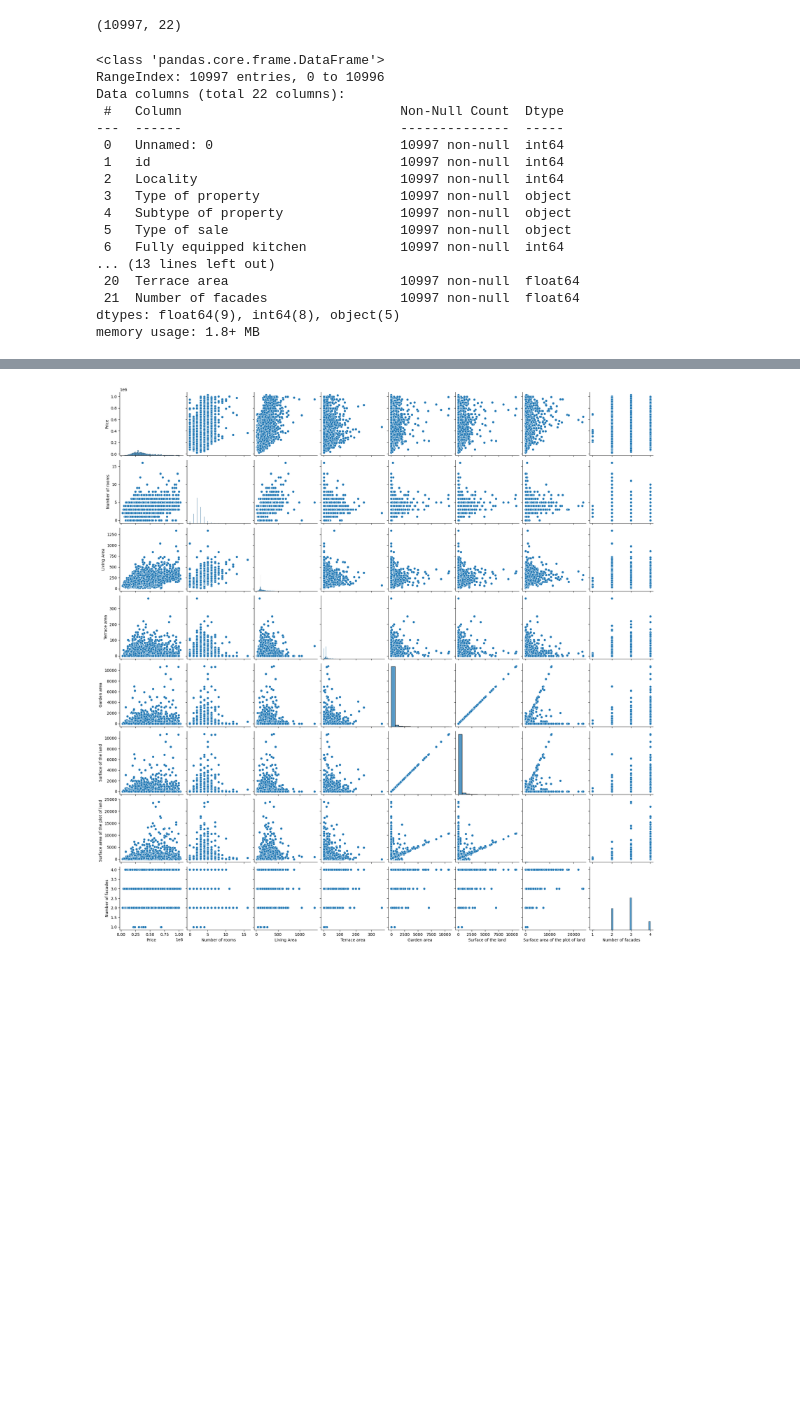
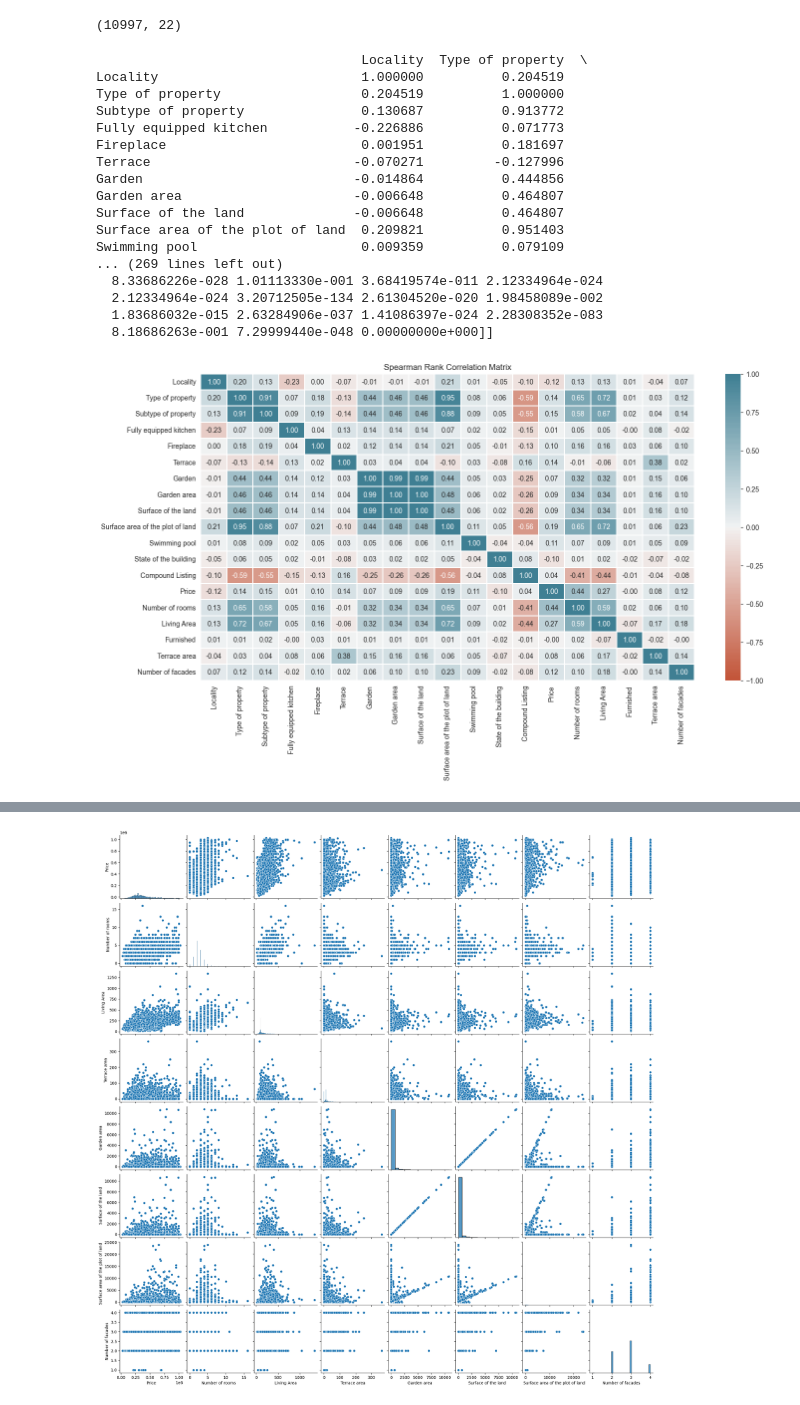
Before and after one commit to kvnpotter/ImmoData-EDA, a Jupyter notebook: correlation.ipynb, the cells around one changed output, grey strips where cells are left out. Cells and saved outputs as stored; diff of their text form; code cells hidden in the pictures; blank space fills up the shorter version.

Commit message:
Finished correlation

```diff
--- a/correlation.ipynb
+++ b/correlation.ipynb
@@ -7,23 +10,53 @@ df = pd.read_csv('clean_data.csv')
 df.shape
 # %% [output]
 (10997, 22)
-# %%
-df.info()
-# %% [output]
-<class 'pandas.core.frame.DataFrame'>
-RangeIndex: 10997 entries, 0 to 10996
-Data columns (total 22 columns):
- #   Column                            Non-Null Count  Dtype
----  ------                            --------------  -----
- 0   Unnamed: 0                        10997 non-null  int64
- 1   id                                10997 non-null  int64
- 2   Locality                          10997 non-null  int64
- 3   Type of property                  10997 non-null  object
- 4   Subtype of property               10997 non-null  object
- 5   Type of sale                      10997 non-null  object
- 6   Fully equipped kitchen            10997 non-null  int64
-... (13 lines left out)
- 20  Terrace area                      10997 non-null  float64
- 21  Number of facades                 10997 non-null  float64
-dtypes: float64(9), int64(8), object(5)
-memory usage: 1.8+ MB
+# %%
+
+#creating a dataset without str
+def ordinalEncode(entry, categories):
+    for index, category in enumerate(categories):
+        if entry == category:
+            return index
+final_data = df.copy()
+columns_to_be_encoded = ['Type of property', 'Subtype of property', 'Type of sale', 'State of the building', 'Compound Listing']
+for column in columns_to_be_encoded:
+    final_data[column] = df[column].apply(lambda el: ordinalEncode(el, df[column].unique()))
+
+#remove the columns that we don't need
+final_data = final_data.drop(['Unnamed: 0', 'id', 'Type of sale'], axis=1)
+
+
+#correlation test
+corr, p_value = spearmanr(final_data)
+# Convert the correlation matrix to a DataFrame for better visualization
+corr_df = pd.DataFrame(corr, columns=final_data.columns, index=final_data.columns)
+print(corr_df)
+
+print("\nP-values of the correlation test:")
+print(p_value)
+
+# Plot the Spearman correlation matrix as a heatmap
+plt.subplots(figsize=(16, 8))
+sns.heatmap(corr_df, annot=True, linewidths=0.05, fmt= '.2f', vmin=-1, vmax=1, center=0, cmap=sns.diverging_palette(20, 220, n=200))
+plt.title("Spearman Rank Correlation Matrix")
+plt.savefig('corr-matrix.png')
+plt.show()
+# %% [output]
+                                  Locality  Type of property  \
+Locality                          1.000000          0.204519
+Type of property                  0.204519          1.000000
+Subtype of property               0.130687          0.913772
+Fully equipped kitchen           -0.226886          0.071773
+Fireplace                         0.001951          0.181697
+Terrace                          -0.070271         -0.127996
+Garden                           -0.014864          0.444856
+Garden area                      -0.006648          0.464807
+Surface of the land              -0.006648          0.464807
+Surface area of the plot of land  0.209821          0.951403
+Swimming pool                     0.009359          0.079109
+... (269 lines left out)
+  8.33686226e-028 1.01113330e-001 3.68419574e-011 2.12334964e-024
+  2.12334964e-024 3.20712505e-134 2.61304520e-020 1.98458089e-002
+  1.83686032e-015 2.63284906e-037 1.41086397e-024 2.28308352e-083
+  8.18686263e-001 7.29999440e-048 0.00000000e+000]]
+[figure, added]
```
Also changed, not shown: parts of 11 cells of this notebook, 5 other files.
